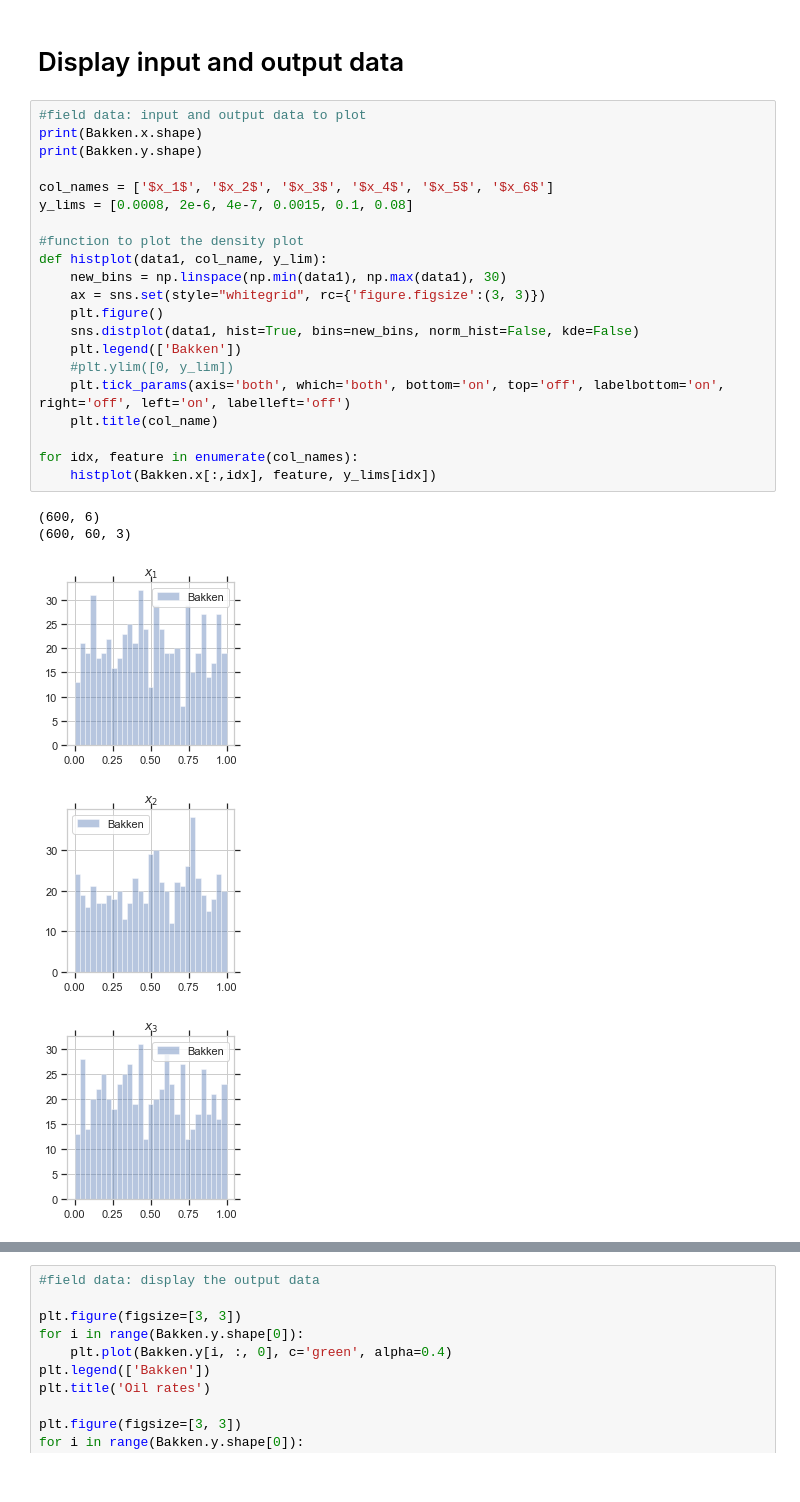
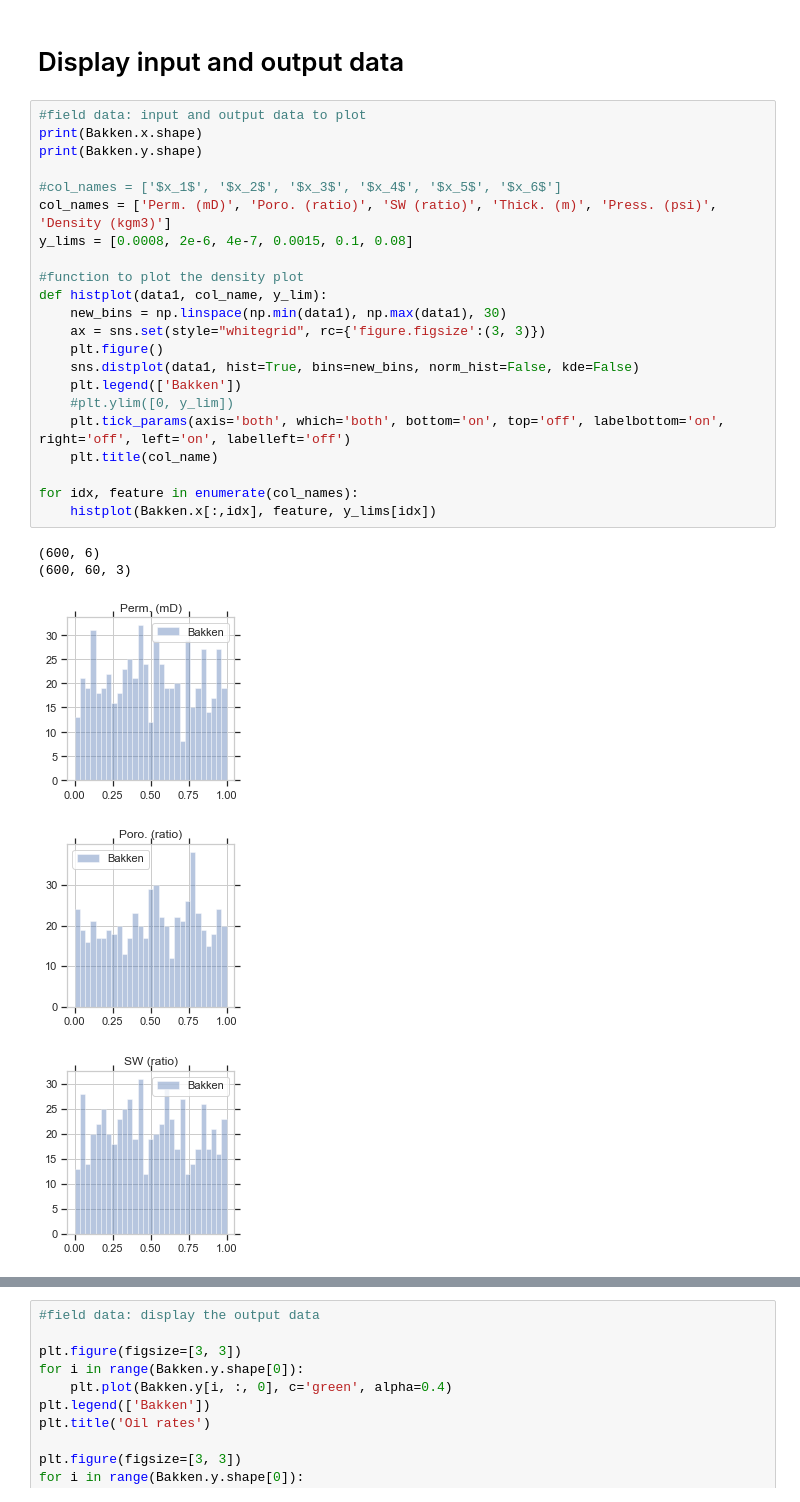
Before and after one commit to rsyamil/latent-space-xgboost, a Jupyter notebook: demo-trees.ipynb, the cells around one changed output, grey strips where cells are left out. Cells and saved outputs as stored; diff of their text form.

```diff
--- a/demo-trees.ipynb
+++ b/demo-trees.ipynb
@@ -27,27 +27,28 @@ print(x_train.shape, x_test.shape, y_train.shape, y_test.shape, y_cumm_train.sha
 # %%
 #field data: input and output data to plot
 print(Bakken.x.shape)
 print(Bakken.y.shape)
 
-col_names = ['$x_1$', '$x_2$', '$x_3$', '$x_4$', '$x_5$', '$x_6$']
+#col_names = ['$x_1$', '$x_2$', '$x_3$', '$x_4$', '$x_5$', '$x_6$']
+col_names = ['Perm. (mD)', 'Poro. (ratio)', 'SW (ratio)', 'Thick. (m)', 'Press. (psi)', 'Density (kgm3)']
 y_lims = [0.0008, 2e-6, 4e-7, 0.0015, 0.1, 0.08]
 
 #function to plot the density plot
 def histplot(data1, col_name, y_lim):
     new_bins = np.linspace(np.min(data1), np.max(data1), 30)
     ax = sns.set(style="whitegrid", rc={'figure.figsize':(3, 3)})
     plt.figure()
     sns.distplot(data1, hist=True, bins=new_bins, norm_hist=False, kde=False)
     plt.legend(['Bakken'])
     #plt.ylim([0, y_lim])
     plt.tick_params(axis='both', which='both', bottom='on', top='off', labelbottom='on', right='off', left='on', labelleft='off')
     plt.title(col_name)
 
 for idx, feature in enumerate(col_names):
     histplot(Bakken.x[:,idx], feature, y_lims[idx])
 # %% [output]
 (600, 6)
 (600, 60, 3)
-[figure, old version]
+[figure, new version]
-[figure, old version]
+[figure, new version]
-[figure, old version]
+[figure, new version]
```
Also changed, not shown: parts of 19 cells of this notebook, 1 other file.
